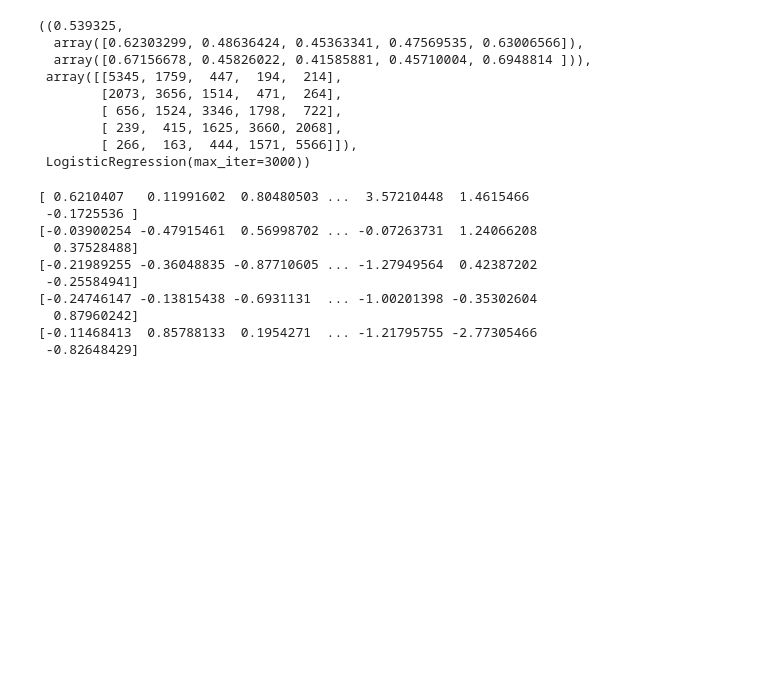
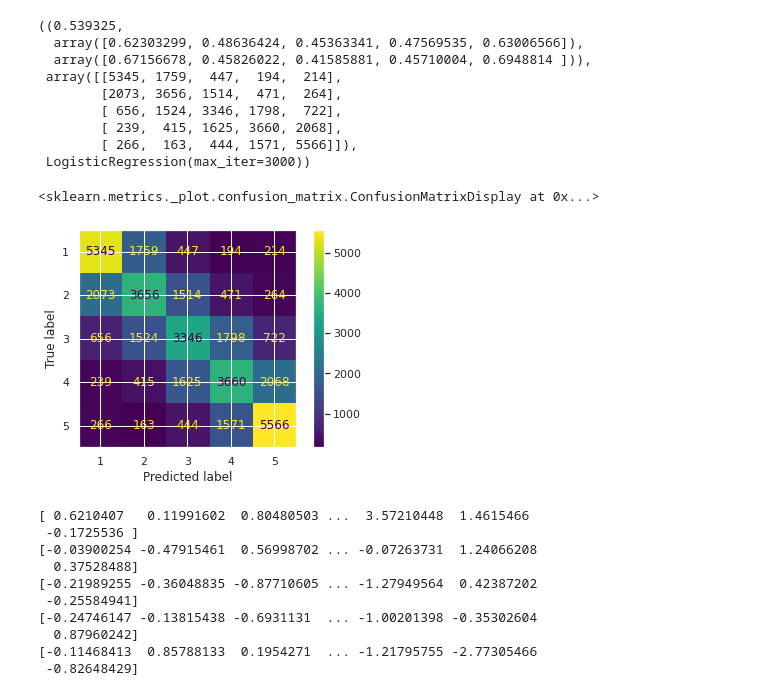
Before and after one commit to Second0395/Capstone_3, a Jupyter notebook: working.ipynb, the cells around one changed output. Saved outputs shown, nothing was run; the diff lists cells and outputs as text; code cells hidden in the pictures; blank space fills up the shorter version.

```diff
--- a/working.ipynb
+++ b/working.ipynb
@@ -74,2 +88,4 @@ sample
+# %%
+df= df.drop(['reviewText'], axis=1)
 # %%
-df = original_df
+df
@@ -497,6 +518,11 @@ Train score: 0.591525
         [ 239,  415, 1625, 3660, 2068],
         [ 266,  163,  444, 1571, 5566]]),
  LogisticRegression(max_iter=3000))
+# %%
+plot_confusion_matrix(lr, X_test_tvectorizer, y_test)
+# %% [output]
+<sklearn.metrics._plot.confusion_matrix.ConfusionMatrixDisplay at 0x...>
+[figure, added]
 # %%
 
 
```
Also changed, not shown: parts of 26 cells of this notebook.
